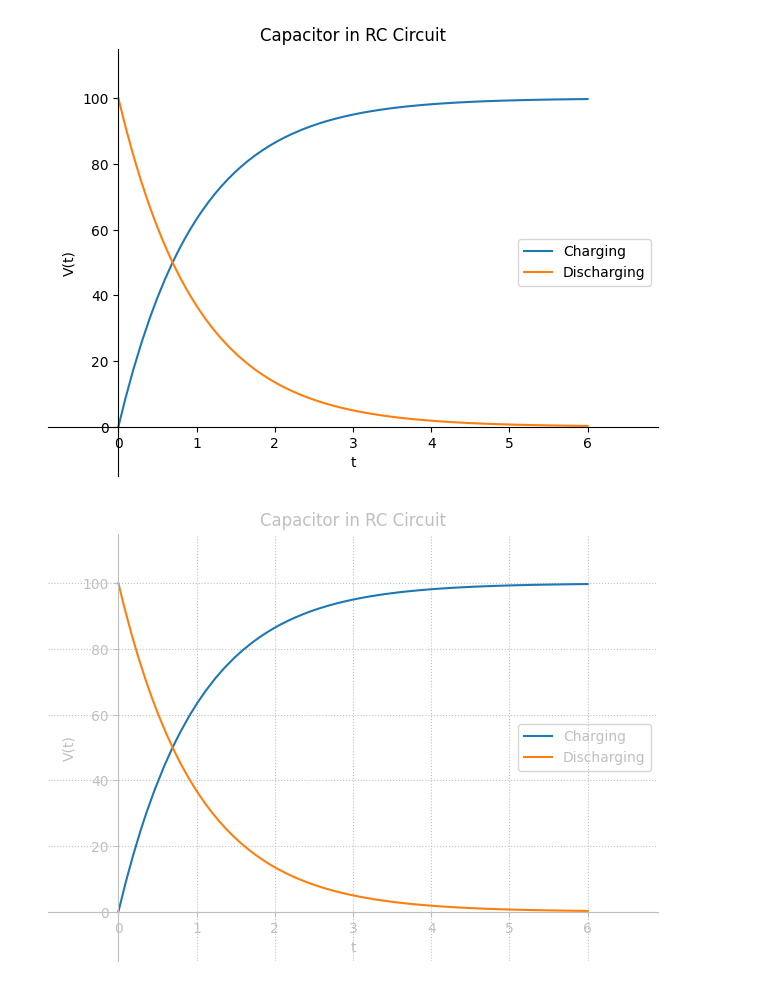
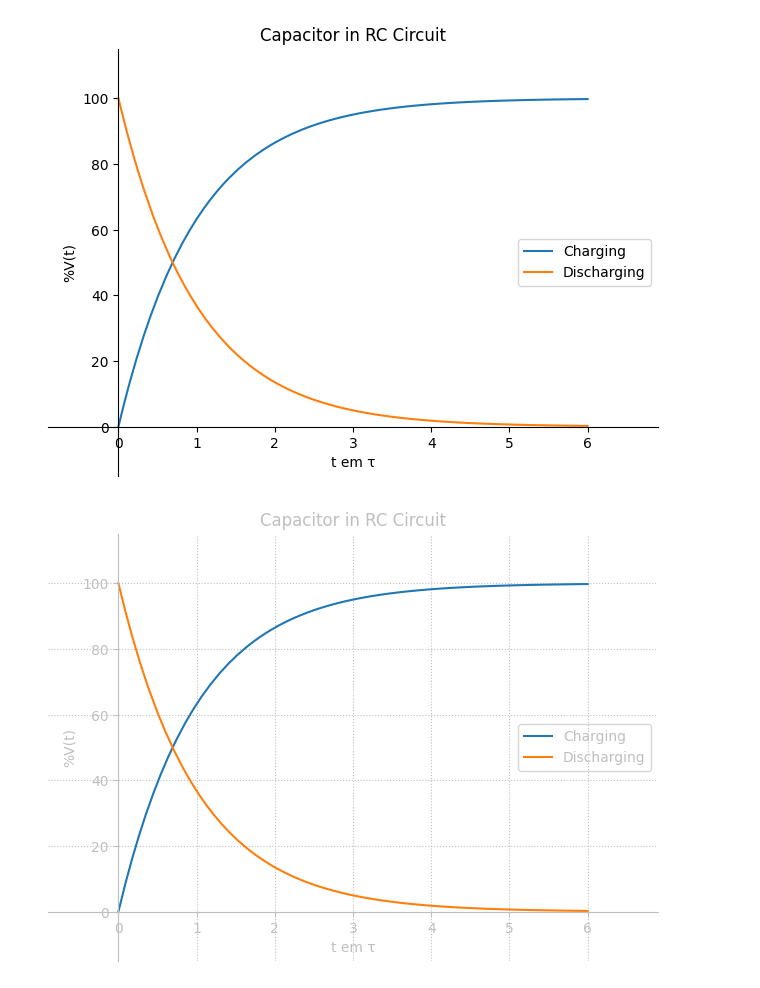
Before and after one commit to dionipadilha/sympy, a Jupyter notebook: plot_capacitor.ipynb, the cells around one changed output. Cells and saved outputs as stored; diff of their text form; code cells hidden in the pictures.

```diff
--- a/plot_capacitor.ipynb
+++ b/plot_capacitor.ipynb
@@ -18,20 +18,20 @@ capacitor_discharge = Lambda(t, (Vs * exp(-t / τ)))
 # %%
 # Plotting
 p = plot(
   (capacitor_charge(t), (t, 0, 6*τ)),
   (capacitor_discharge(t), (t, 0, 6*τ)),
   title='Capacitor in RC Circuit',
-  xlabel='t',
-  ylabel='V(t)',
+  xlabel='t em τ',
+  ylabel='%V(t)',
   legend = True,
   margin=0.15,
   show=False,
 )
 p[0].label = 'Charging'
 p[1].label = 'Discharging'
 p.show()
 # %% [output]
-[figure, old version]
+[figure, new version]
 # %%
 # Style
 from seaborn import set_style as sns_plotstyle
```
